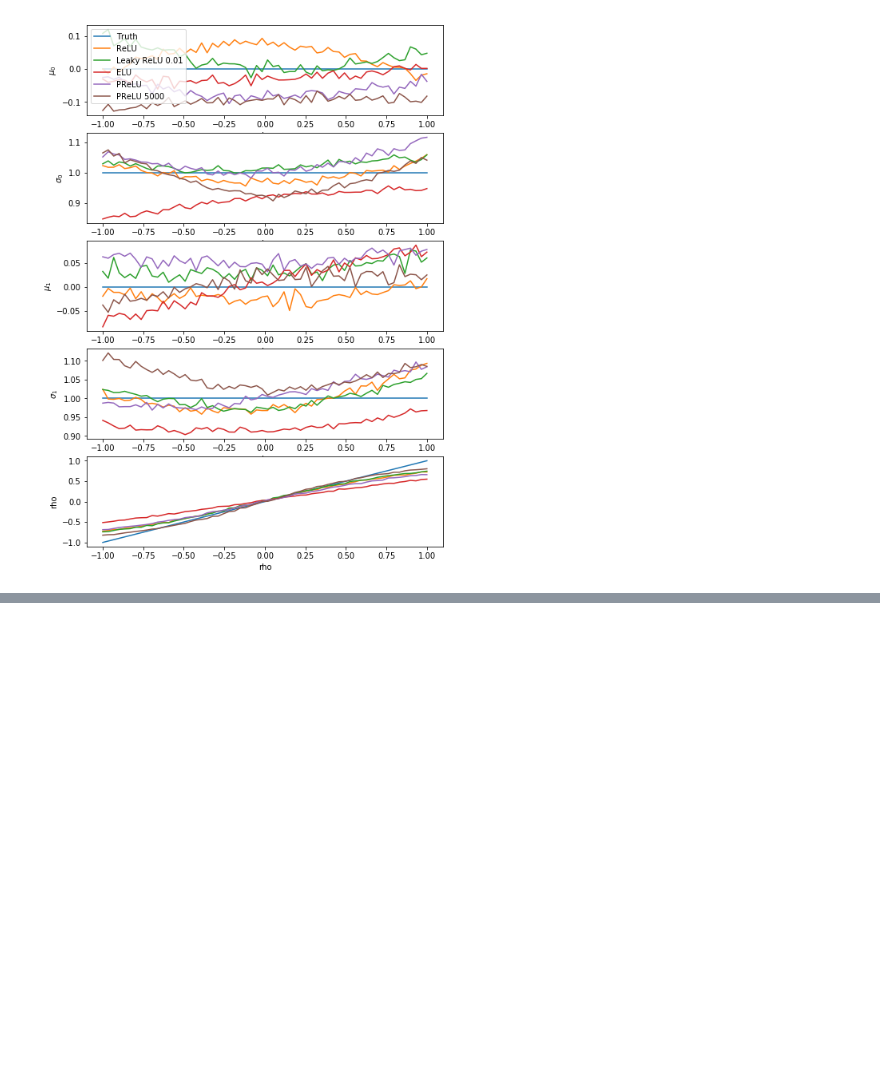
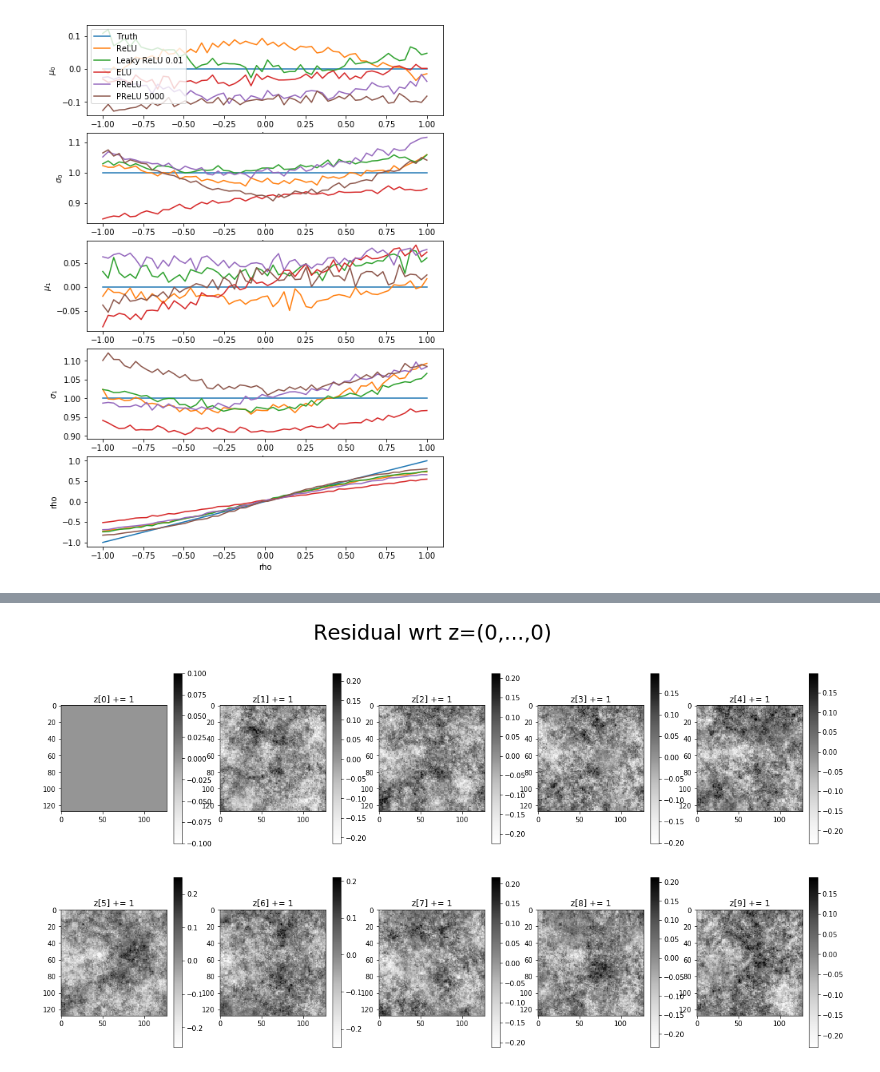
Before and after one commit to RichardFeder-zz/gan-work, a Jupyter notebook: gan_tests.ipynb, the cells around one changed output, grey strips where cells are left out. Saved outputs shown, nothing was run; the diff lists cells and outputs as text; code cells hidden in the pictures; blank space fills up the shorter version.

```diff
--- a/gan_tests.ipynb
+++ b/gan_tests.ipynb
@@ -642,0 +609,13 @@ plt.title('Power spectrum (np.fft.fft)')
+# %%
+# fpath = '/home1/06224/rfederst/gan-work/results/20190227-034155'
+fpath2 = '/home1/06224/rfederst/gan-work/results/20190227-221318/'
+
+# fpath3 = '/home1/06224/rfederst/gan-work/results/20190227-225900/'
+
+Image('results/20190227-225900/loss_GD.png')
+
+gen, pdict = restore_conv_nn(fpath)
+nsamp = 1000
+z = torch.randn(nsamp, pdict['latent_dim'], 1, 1).float()
+# samps = gen(z)
+gen_grfs = gen(z).detach().numpy()[:,0,:,:]
@@ -642,0 +653,62 @@ plt.title('Power spectrum (np.fft.fft)')
+# %%
+
+# generate fake GRFs and fit power spectrum
+slopes, amps = [], []
+
+plt.figure(figsize=(20, 10))
+plt.suptitle('Residual wrt z=(0,...,0)', fontsize=30)
+for i in xrange(10):
+    plt.subplot(2, 5, i+1)
+#     plt.title('z['+i+'] += '+str(np.round(add_range[i], 3)))
+#     plt.imshow(gen_grfs[i], interpolation='none')
+    plt.title('z['+str(i)+'] += 1')
+
+    plt.imshow(gen_grfs[i]-gen_grfs[0], interpolation='none', cmap='Greys')
+    plt.colorbar()
+#     print(add_range[i])
+
+#     k, bf_line, power_interp, pspec_size = fit_2d_powerspectrum(gen_grfs[i])
+#     amps.append(bf_line[0])
+#     slopes.append(bf_line[1])
+#     plot_powerspec_and_field(k, power_interp, bf_line, gen_grfs[i])
+
+plt.show()
+
+for i in xrange(1):
+    print 'i = ', i
+
+#     plt.figure()
+#     plt.imshow(gen_grfs[i]-gen_grfs[0], interpolation='none', cmap='Greys')
+#     plt.colorbar()
+#     plt.show()
+    k, bf_line, power_interp, pspec_size = fit_2d_powerspectrum(gen_grfs[i]-gen_grfs[0])
+#     print power_interp
+    x = power2DMean(k, power_interp, pspec_size)
+    print x
+    idxs = [i for i,v in enumerate(x) if v > 0.1]
+#     print idxs
+    if len(idxs) > 0:
+        print(idxs, k[idxs])
+    else:
+        print('Nope')
+#     plot_powerspec_and_field(k, power_interp, bf_line, gen_grfs[i]-gen_grfs[0])
+# new_grf = gen_grfs[1]-gen_grfs[0]
+# k, bf_line, power_interp, pspec_size = fit_2d_powerspectrum(new_grf)
+# plot_powerspec_and_field(k, power_interp, bf_line, new_grf)
+
+# # generate true samples and fit power spectrum
+alpha = -2.0
+slopes_real, amps_real = [], []
+ims = []
+ims = gaussian_random_field(1000, alpha, size=128)
+# for im in ims:
+#     k, line, power_interp, pspec_size = fit_2d_powerspectrum(im)
+#     slopes_real.append(line[1])
+#     amps_real.append(line[0])
+
+
+
+# slopes = np.array(slopes)
+# amps = np.array(amps)
+# %% [output]
+[figure, added]
```
Also changed, not shown: parts of 22 cells of this notebook, 5 other files.
